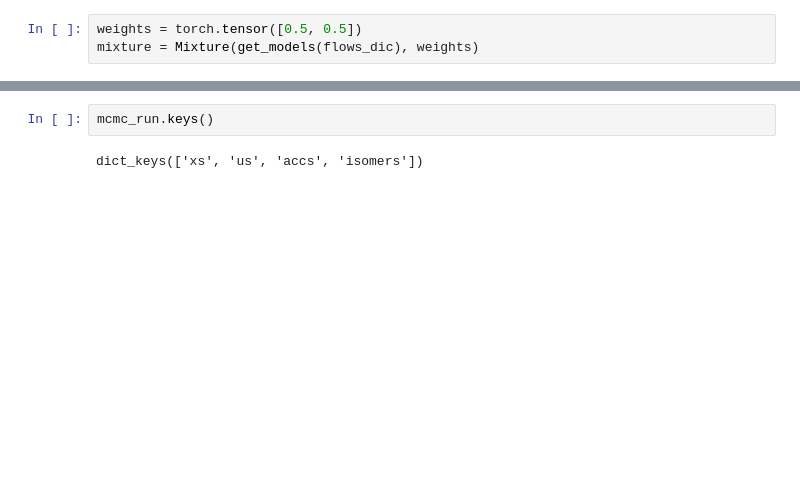
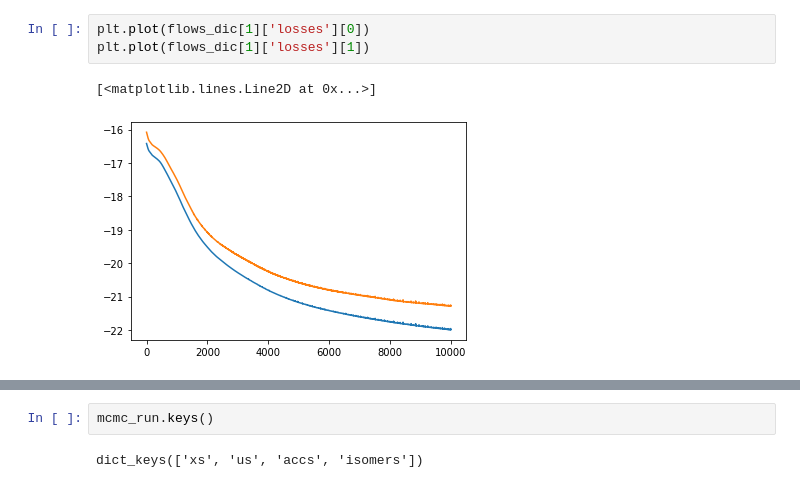
Before and after one commit to anacmolina/ML-DFT, a Jupyter notebook: notebooks/07c - FE computations w. new variables.ipynb, the cells around one changed output, grey strips where cells are left out. Drawn from its saved outputs; the diff is of its cells as text; blank space fills up the shorter version.

```diff
--- a/notebooks/07c - FE computations w. new variables.ipynb
+++ b/notebooks/07c - FE computations w. new variables.ipynb
@@ -24,3 +42,6 @@ plt.plot(flows_dic[0]['losses'][1])
-# %%
-weights = torch.tensor([0.5, 0.5])
-mixture = Mixture(get_models(flows_dic), weights)
+# %%
+plt.plot(flows_dic[1]['losses'][0])
+plt.plot(flows_dic[1]['losses'][1])
+# %% [output]
+[<matplotlib.lines.Line2D at 0x...>]
+[figure, added]
```
Also changed, not shown: parts of 53 cells of this notebook, 2 other files.
